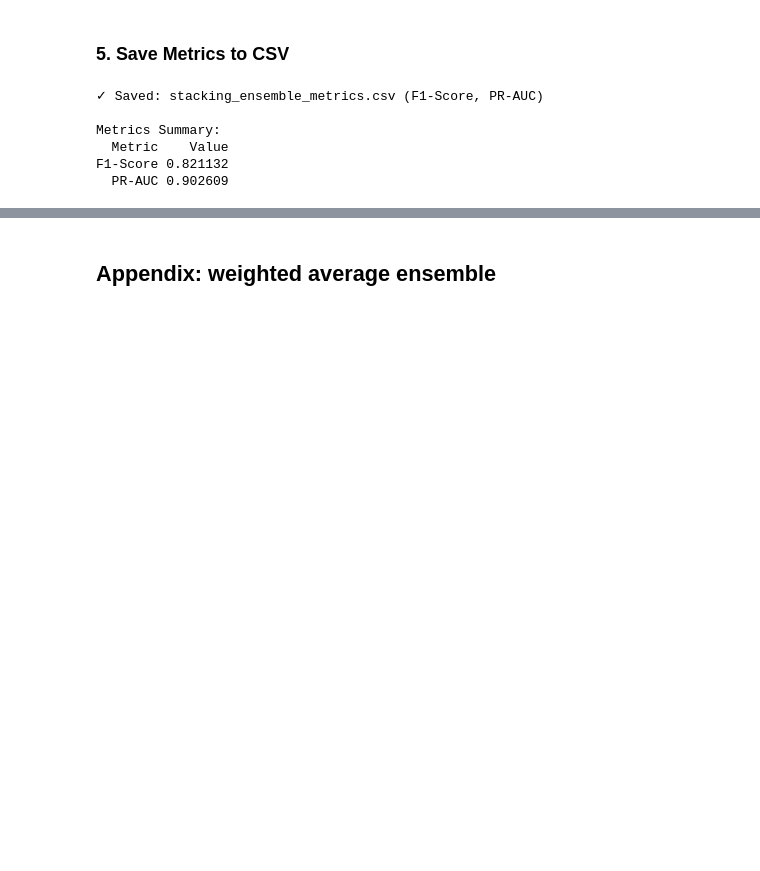
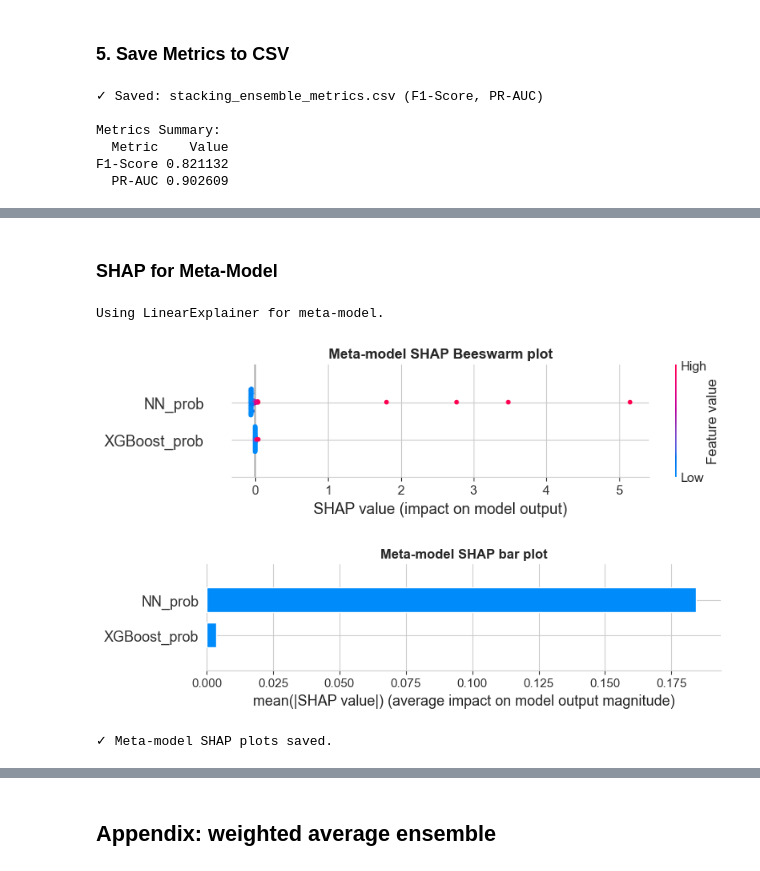
Before and after one commit to jl5045/DSA4263, a Jupyter notebook: notebooks/6_Ensemble_Model.ipynb, the cells around one changed output, grey strips where cells are left out. Saved outputs shown, nothing was run; the diff lists cells and outputs as text; code cells hidden in the pictures; blank space fills up the shorter version.

```diff
--- a/notebooks/6_Ensemble_Model.ipynb
+++ b/notebooks/6_Ensemble_Model.ipynb
@@ -549,0 +719,29 @@ F1-Score 0.821132
+# %% [markdown]
+### SHAP for Meta-Model
+# %%
+# 5) SHAP for META-MODEL (explains how base probs affect stacker)
+try:
+    meta_bg = P_val[:200] if P_val.shape[0] > 200 else P_val
+    explainer_meta = shap.LinearExplainer(meta, meta_bg)
+    shap_values_meta = explainer_meta.shap_values(P_val_sample)
+    print("Using LinearExplainer for meta-model.")
+except Exception as e:
+    print("LinearExplainer failed; fallback to KernelExplainer:", e)
+    explainer_meta = shap.KernelExplainer(lambda x: meta.predict_proba(x)[:, 1], P_val_sample[:50])
+    shap_values_meta = explainer_meta.shap_values(P_val_sample, nsamples=100)
+
+plt.figure(figsize=(6, 2.2))
+plt.title("Meta-model SHAP Beeswarm plot", fontsize=12, fontweight="bold")
+shap.summary_plot(shap_values_meta, P_val_sample, feature_names=meta_feature_names, show=False)
+plt.tight_layout(); plt.savefig(os.path.join(plots_dir, "meta_shap_beeswarm.png"), dpi=300); plt.show()
+
+plt.figure(figsize=(6, 2.2))
+plt.title("Meta-model SHAP bar plot", fontsize=12, fontweight="bold")
+shap.summary_plot(shap_values_meta, P_val_sample, feature_names=meta_feature_names, plot_type="bar", show=False)
+plt.tight_layout(); plt.savefig(os.path.join(plots_dir, "meta_shap_bar.png"), dpi=300); plt.show()
+print("✓ Meta-model SHAP plots saved.")
+# %% [output]
+Using LinearExplainer for meta-model.
+[figure, added]
+[figure, added]
+✓ Meta-model SHAP plots saved.
```
Also changed, not shown: parts of 11 cells of this notebook.
